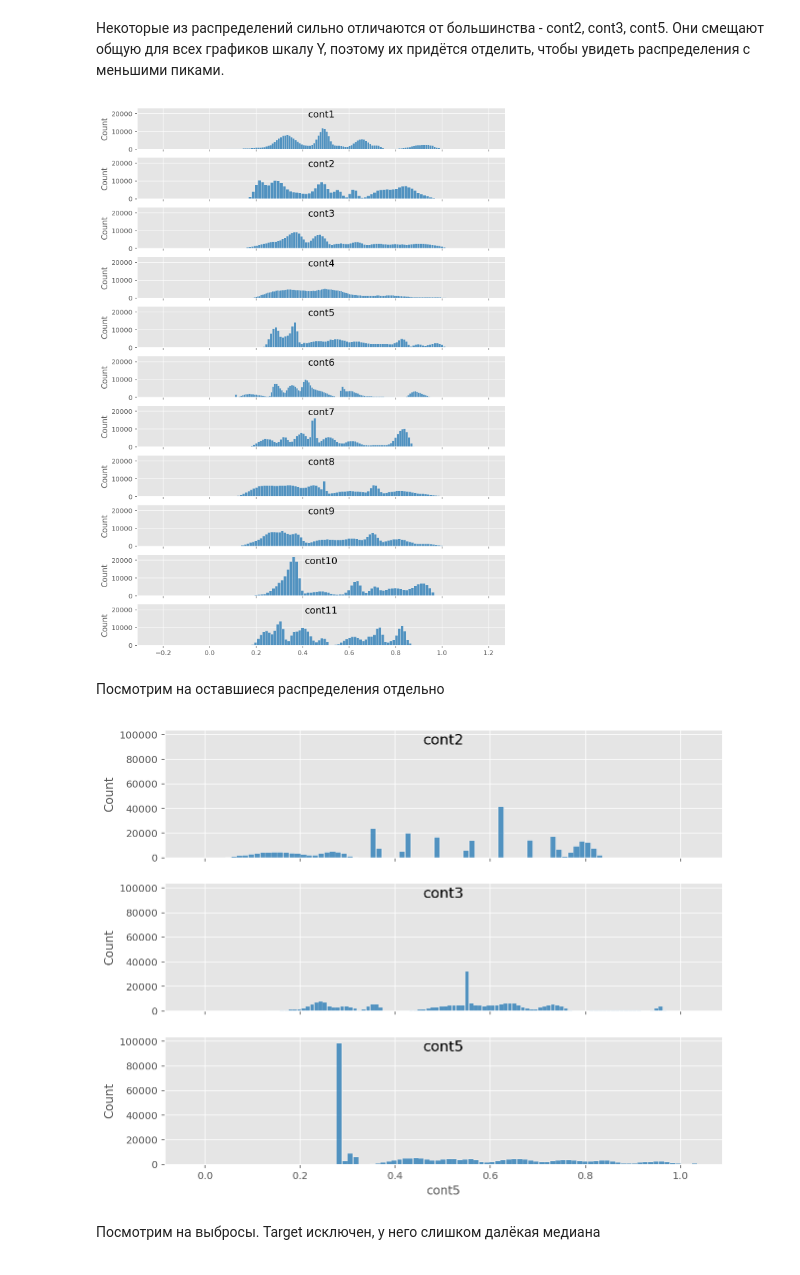
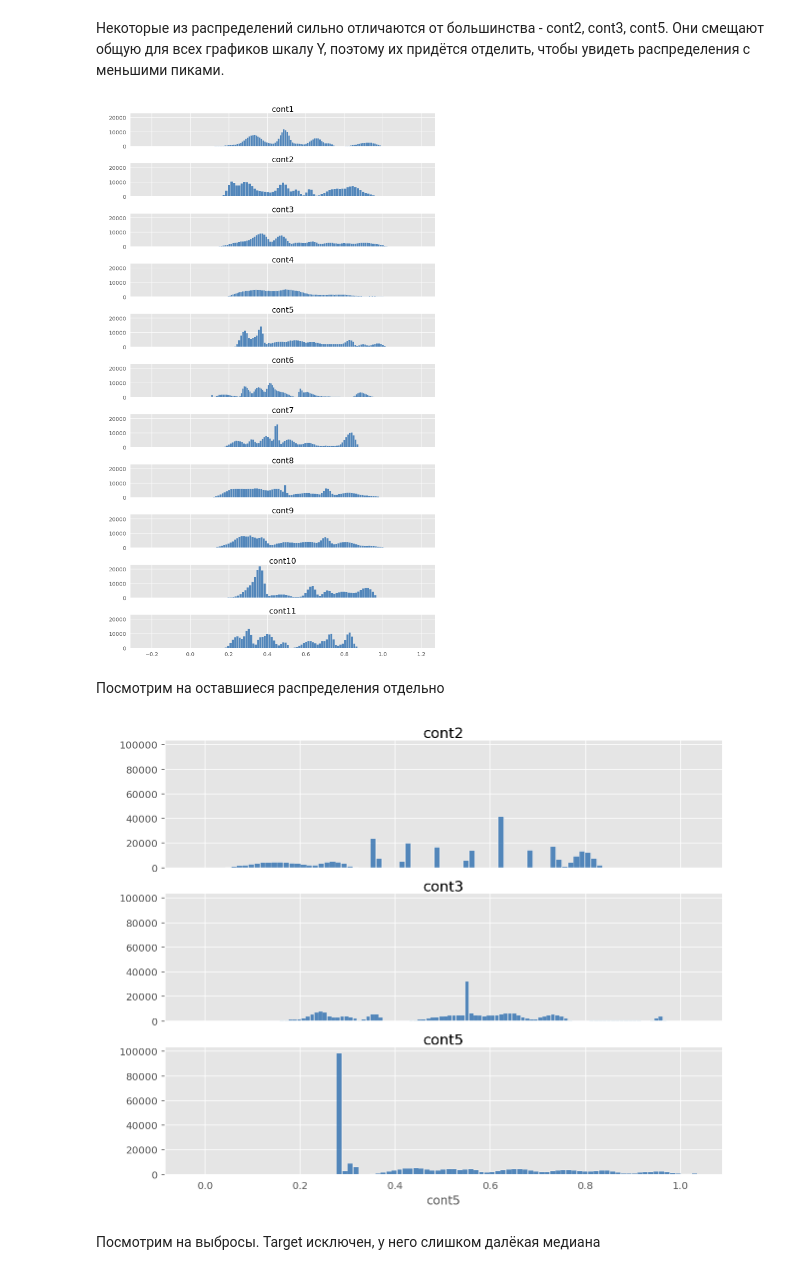
Before and after one commit to Lisstrange/Mini-examples, a Jupyter notebook: seaborn_viz.ipynb, the cells around one changed output. Drawn from its saved outputs; the diff is of its cells as text; code cells hidden in the pictures.

```diff
--- a/seaborn_viz.ipynb
+++ b/seaborn_viz.ipynb
@@ -96,24 +99,31 @@ plotting_3_chart(train, 'target') # source https://goldinlocks.github.io/linear_
 # %% [markdown]
 Посмотрим на все переменные одновременно
 # %%
-fig, axes = plt.subplots(7, 2, sharex=True, sharey=True, figsize=(16,10))
+fig, axes = plt.subplots(7, 2, sharex=True, sharey=True, figsize=(16,14))
 fig.suptitle('Distribution of features')
+plt.subplots_adjust(hspace = 0.2)
 
-# Bulbasaur
-# sns.histplot(ax=axes[0, 0], data=train, x='cont1')
-# sns.histplot(ax=axes[0, 1], data=train, x='cont2')
 
 n = 0
 for c in train.iloc[:,:7].columns:
-    sns.histplot(ax=axes[n, 0], data = train[c].values, color = 'tab:blue')
-    axes[n, 0].set_title(train.columns[n], pad = -14.5)
-    # axes[n, 0].set_facecolor("whitesmoke")
+    sns.histplot(ax=axes[n, 0], data = train[c].values, color = '#2166ac')
+    axes[n, 0].set_title(train.columns[n], pad = 2)
+    for tic in axes[n, 0].xaxis.get_major_ticks():
+        tic.tick1On = tic.tick2On = False
+    for tic in axes[n, 0].yaxis.get_major_ticks():
+        tic.tick1On = tic.tick2On = False
     n+=1
 
 k = 0
 for c in train.iloc[:,7:14].columns:
-    sns.histplot(ax=axes[k, 1], data = train[c].values, color = 'tab:blue')
-    axes[k, 1].set_title(train.columns[k + 7], pad = -14.5)
-    # axes[k, 1].set_facecolor("whitesmoke")
+    sns.histplot(ax=axes[k, 1], data = train[c].values, color = '#2166ac')
+    axes[k, 1].set_title(train.columns[k + 7], pad = 2.8)
+    for tic in axes[k, 1].xaxis.get_major_ticks():
+        tic.tick1On = tic.tick2On = False
+    for tic in axes[k, 1].yaxis.get_major_ticks():
+        tic.tick1On = tic.tick2On = False
     k+=1
+
+for a in axes.flat:
+    a.set(ylabel=' ')
 # %% [output]
@@ -121,29 +131,44 @@ for c in train.iloc[:,7:14].columns:
 # %% [markdown]
 Некоторые из распределений сильно отличаются от большинства - cont2, cont3, cont5. Они смещают общую для всех графиков шкалу Y, поэтому их придётся отделить, чтобы увидеть распределения с меньшими пиками.
 # %%
-fig, axes = plt.subplots(11, 1, sharex=True, sharey=True, figsize=(10,15))
+fig, axes = plt.subplots(11, 1, sharex=True, sharey=True, figsize=(10,18))
+plt.subplots_adjust(hspace = 0.5)
 n = 0
 for c in [train.columns[0], train.columns[3]] + train.columns[5:14].tolist():
-    sns.histplot(ax=axes[n], data = train[c].values, color = 'tab:blue')
-    axes[n].set_title(train.columns[n], pad = -14.5)
+    sns.histplot(ax=axes[n], data = train[c].values, color = '#2166ac')
+    axes[n].set_title(train.columns[n], pad = 2)
+    for tic in axes[n].xaxis.get_major_ticks():
+        tic.tick1On = tic.tick2On = False
+    for tic in axes[n].yaxis.get_major_ticks():
+        tic.tick1On = tic.tick2On = False
     n+=1
+for a in axes.flat:
+    a.set(ylabel=' ')
 # %% [output]
-[figure, old version]
+[figure, new version]
 # %% [markdown]
 Посмотрим на оставшиеся распределения отдельно
 # %%
 fig, axes = plt.subplots(3, 1, sharex=True, sharey=True, figsize=(10,8))
-sns.histplot(ax=axes[0], data = train.iloc[:,1], color = 'tab:blue')
-lab2 = axes[0].set_title(train.columns[1], pad = -14.5)
+sns.histplot(ax=axes[0], data = train.iloc[:,1], color = '#2166ac')
+for tic in axes[0].xaxis.get_major_ticks():
+    tic.tick1On = tic.tick2On = False
+lab2 = axes[0].set_title(train.columns[1], pad = 2)
 # axes[0].set_facecolor('whitesmoke')
-sns.histplot(ax=axes[1], data = train.iloc[:,2], color = 'tab:blue')
-lab3 = axes[1].set_title(train.columns[2], pad = -14.5)
+sns.histplot(ax=axes[1], data = train.iloc[:,2], color = '#2166ac')
+for tic in axes[1].xaxis.get_major_ticks():
+    tic.tick1On = tic.tick2On = False
+lab3 = axes[1].set_title(train.columns[2], pad = 2)
 # axes[1].set_facecolor('whitesmoke')
-sns.histplot(ax=axes[2], data = train.iloc[:,4], color = 'tab:blue')
-lab5 = axes[2].set_title(train.columns[4], pad = -14.5)
-# axes[2].set_facecolor('whitesmoke')
+sns.histplot(ax=axes[2], data = train.iloc[:,4], color = '#2166ac')
+for tic in axes[2].xaxis.get_major_ticks():
+    tic.tick1On = tic.tick2On = False
+lab5 = axes[2].set_title(train.columns[4], pad = 2)
+
+for a in axes.flat:
+    a.set(ylabel=' ')
 # %% [output]
-[figure, old version]
+[figure, new version]
 # %% [markdown]
 Посмотрим на выбросы. Target исключен, у него слишком далёкая медиана
 # %%
```
Also changed, not shown: parts of 6 cells of this notebook.
